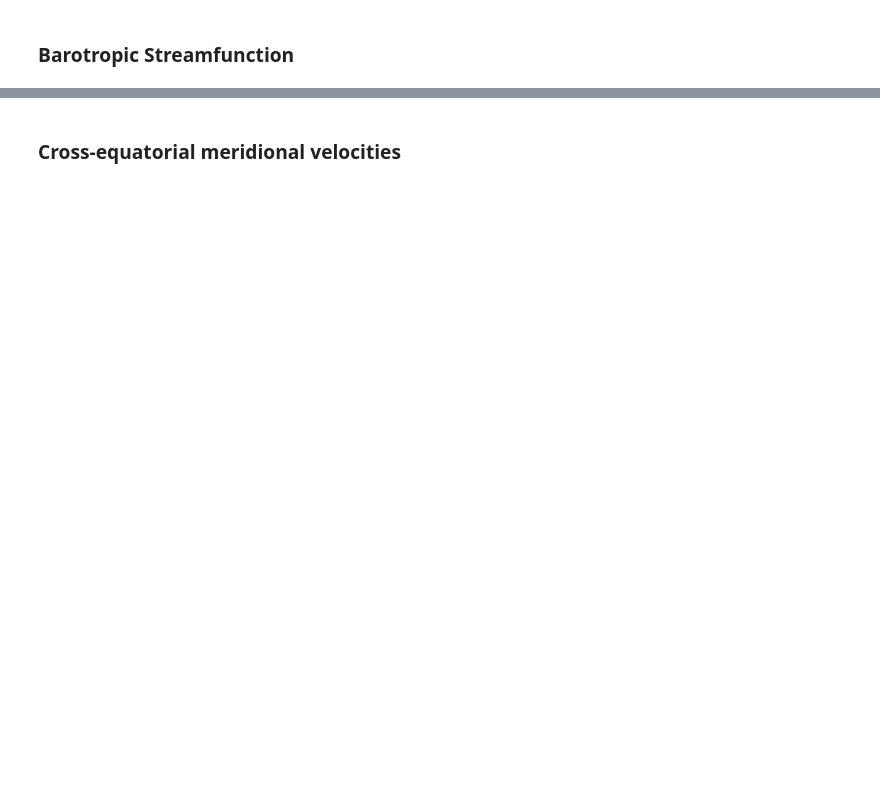
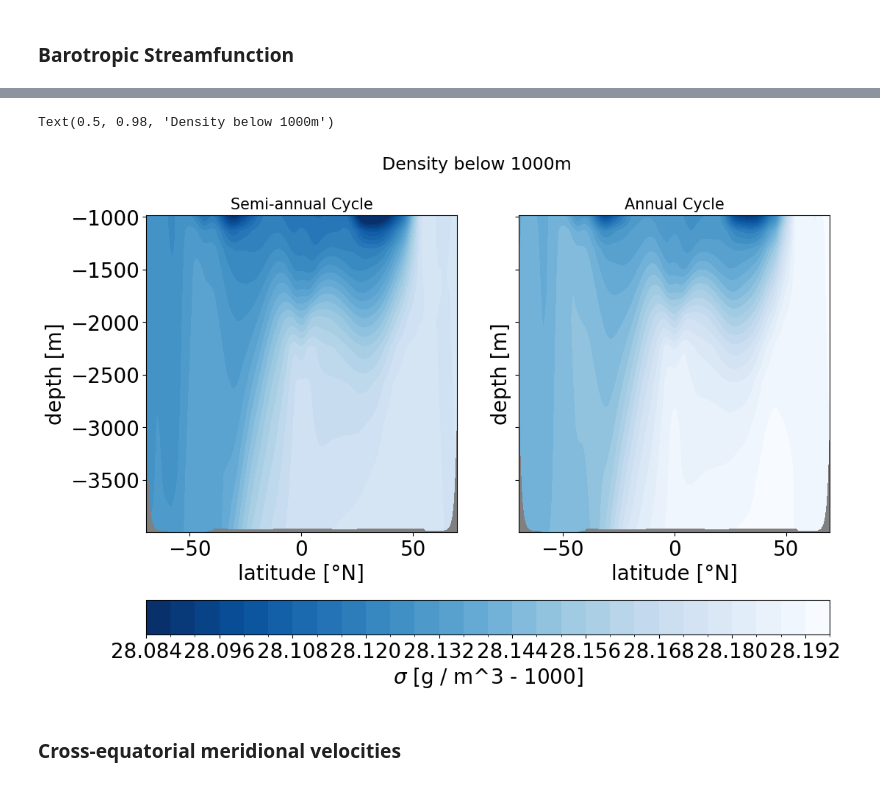
Before and after one commit to vopikamm/notebooks, a Jupyter notebook: AnnualCycle.ipynb, the cells around one changed output, grey strips where cells are left out. Saved outputs shown, nothing was run; the diff lists cells and outputs as text; code cells hidden in the pictures; blank space fills up the shorter version.

```diff
--- a/AnnualCycle.ipynb
+++ b/AnnualCycle.ipynb
@@ -120,2 +260,19 @@ Psi_semi
+# %%
+fig, axs = plt.subplots(1,2,figsize=(12,8), sharey=True)
+a = (Data_annual.sigma0.isel(t=-1, x_c=15, z_c=slice(24,-1), y_c=slice(1,-1))).plot.contourf(x='lat_t', y='depth_t', cmap='Blues_r', levels=30, add_colorbar=False, ax=axs[1])
+cbar1 = fig.colorbar(a, ax=axs[:2], location='bottom', label=r'$\sigma$ [g / m^3 - 1000]')
+b = (Data_semi.sigma0.isel(t=-1, x_c=15, z_c=slice(24,-1), y_c=slice(1,-1))).plot.contourf(x='lat_t', y='depth_t', cmap='Blues_r', levels=30, add_colorbar=False, ax=axs[0], vmin=cbar1.vmin, vmax=cbar1.vmax)
+axs[0].set_ylabel('depth [m]')
+axs[1].set_ylabel('depth [m]')
+axs[0].set_facecolor('grey')
+axs[1].set_facecolor('grey')
+axs[0].set_xlabel('latitude [°N]')
+axs[1].set_xlabel('latitude [°N]')
+axs[0].set_title('Semi-annual Cycle', fontsize=15)
+axs[1].set_title('Annual Cycle', fontsize=15)
+plt.suptitle('Density below 1000m', fontsize=17)
+# %% [output]
+Text(0.5, 0.98, 'Density below 1000m')
+[figure, added]
 # %% [markdown]
 ### Cross-equatorial meridional velocities
```
Also changed, not shown: parts of 40 cells of this notebook, 1 other file.
